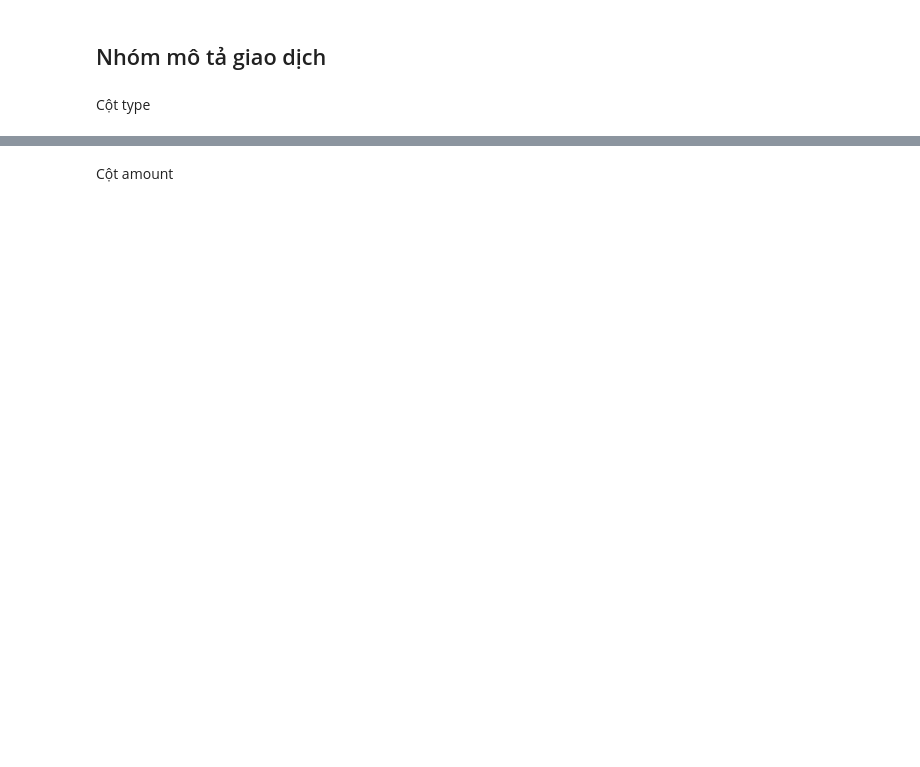
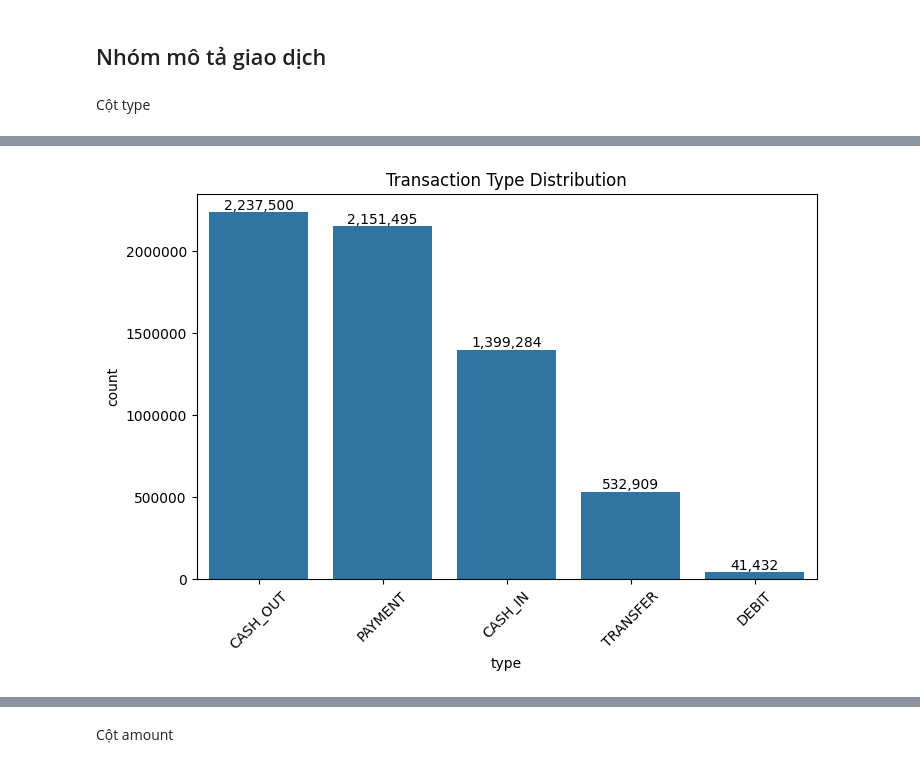
Before and after one commit to huudang-de/fraud-detection-paysim, a Jupyter notebook: notebooks/01_eda.ipynb, the cells around one changed output, grey strips where cells are left out. Saved outputs shown, nothing was run; the diff lists cells and outputs as text; code cells hidden in the pictures; blank space fills up the shorter version.

```diff
--- a/notebooks/01_eda.ipynb
+++ b/notebooks/01_eda.ipynb
@@ -210,0 +219,17 @@ Cột type
+# %%
+plt.figure(figsize=(8,5))
+ax= sns.countplot(data=df, x='type', order=df['type'].value_counts().index)
+plt.ticklabel_format(style= 'plain', axis= 'y') # tắt scientific notation
+for p in ax.patches:
+    height= int(p.get_height())
+    ax.annotate(
+        f'{height:,}',
+        (p.get_x() + p.get_width() /2, height),
+        ha='center',
+        va='bottom'
+    )
+plt.title("Transaction Type Distribution")
+plt.xticks(rotation=45)
+plt.show()
+# %% [output]
+[figure, added]
```
Also changed, not shown: parts of 23 cells of this notebook.
